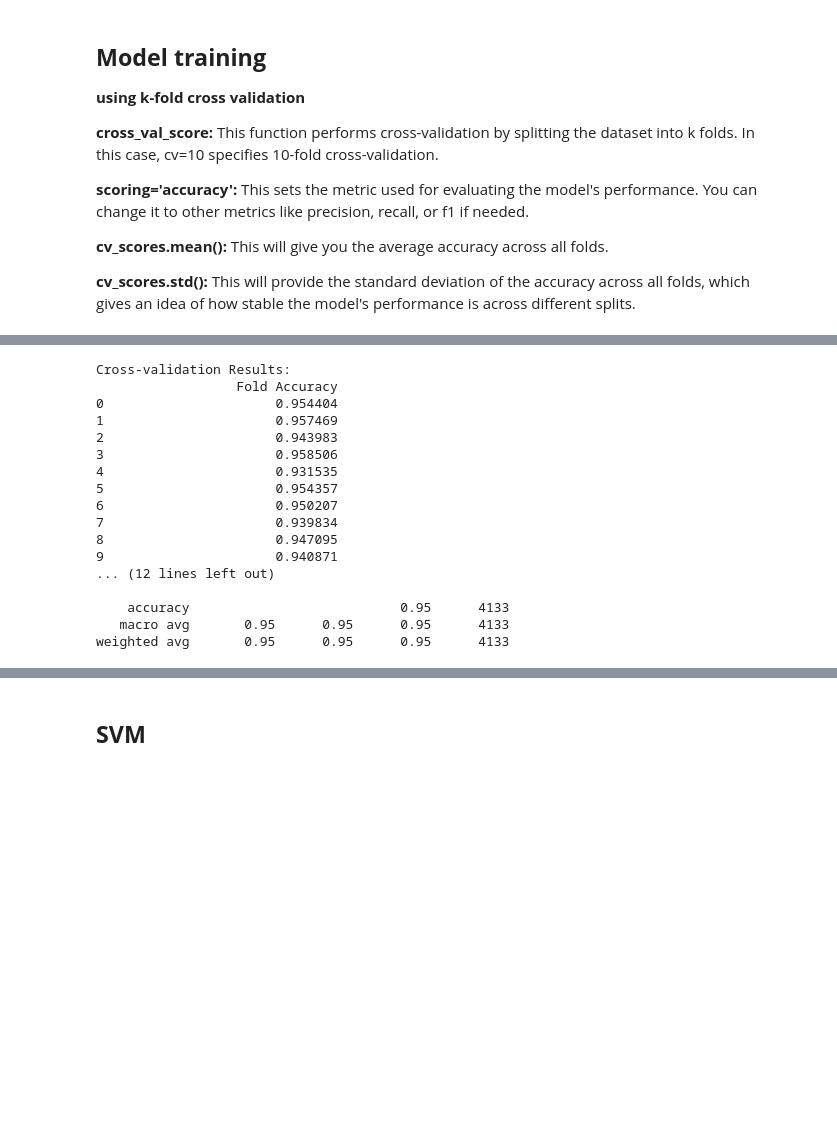
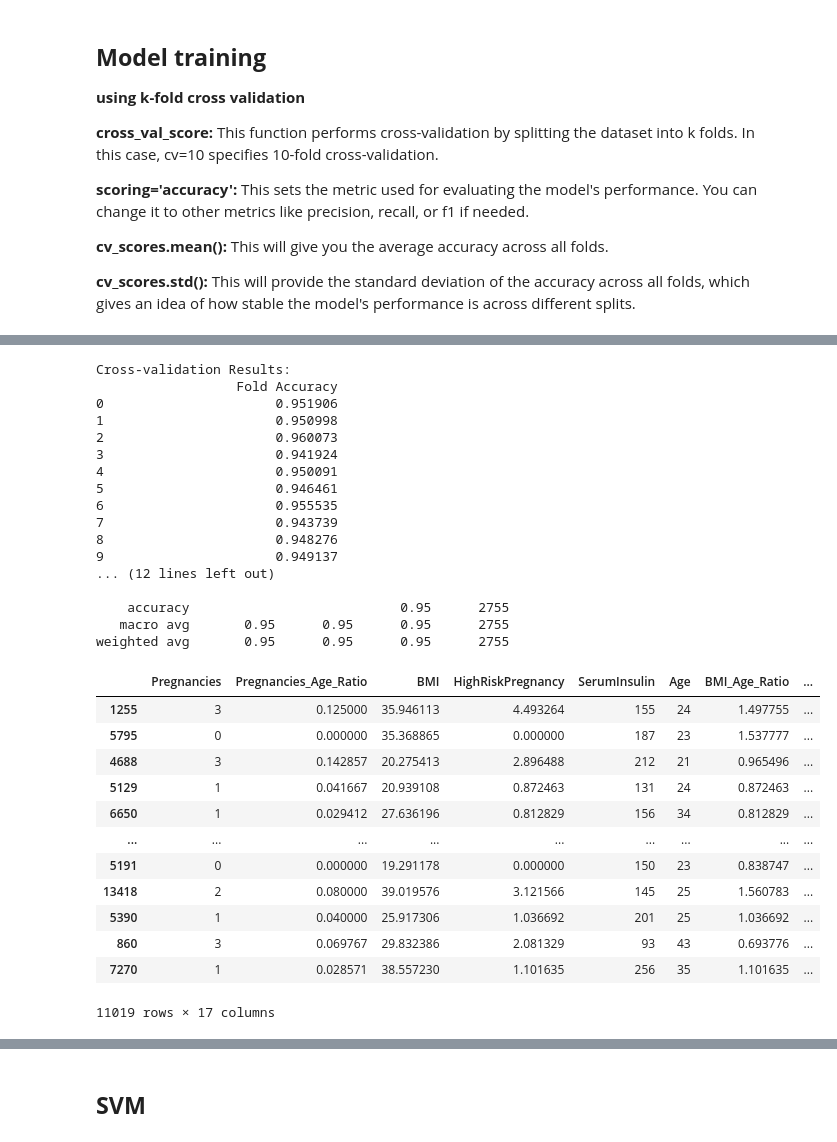
Before and after one commit to dsti-diabetes-detection-A24/Diabetes_Detection, a Jupyter notebook: Projet2.ipynb, the cells around one changed output, grey strips where cells are left out. Drawn from its saved outputs; the diff is of its cells as text; code cells hidden in the pictures; blank space fills up the shorter version.

```diff
--- a/Projet2.ipynb
+++ b/Projet2.ipynb
@@ -589,16 +588,18 @@ features_to_keep = [
     'Pregnancies', 'Pregnancies_Age_Ratio', 'BMI', 'HighRiskPregnancy',
     'SerumInsulin', 'Age', 'BMI_Age_Ratio', 'Glucose_Insulin', 'ISI',
     'PlasmaGlucose', 'TricepsThickness', 'BP_Age_Ratio', 'Metabolic_Risk',
-    'DiastolicBloodPressure', 'Fat_Index'
+    'DiastolicBloodPressure', 'Fat_Index', 'Pedigree_Glucose', 'DiabetesPedigree'
 ]
+
+
 
 X_train = X_train[features_to_keep]
 X_test = X_test[features_to_keep]
 
 param_grid = {
-    'n_estimators': [50, 100, 150, 200],  # Number of trees
-    'max_depth': [5, 10, 15, None],  # depth of the trees
-    'min_samples_split': [2, 5, 10],  # samples required to split a node
+    'n_estimators': [50, 100],  # Number of trees
+    'max_depth': [5, 10, None],  # depth of the trees
+    'min_samples_split': [2, 4],  # samples required to split a node
     'min_samples_leaf': [1, 2, 4],  # Samples required at a leaf node
     'max_features': ['auto', 'sqrt', 'log2'],  # Number of features to consider for the best split
     'bootstrap': [True, False]  # Whether to use bootstrap samples when building trees
@@ -689,7 +657,7 @@ features_to_keep = [
     'Pregnancies', 'Pregnancies_Age_Ratio', 'BMI', 'HighRiskPregnancy',
     'SerumInsulin', 'Age', 'BMI_Age_Ratio', 'Glucose_Insulin', 'ISI',
     'PlasmaGlucose', 'TricepsThickness', 'BP_Age_Ratio', 'Metabolic_Risk',
-    'DiastolicBloodPressure', 'Fat_Index'
+    'DiastolicBloodPressure', 'Fat_Index', 'Pedigree_Glucose', 'DiabetesPedigree'
 ]
 
 X_train = X_train[features_to_keep]
@@ -733,21 +701,37 @@ print(classification_report(y_test, y_pred))
 # %% [output]
 Cross-validation Results:
                   Fold Accuracy
-0                      0.954404
-1                      0.957469
-2                      0.943983
-3                      0.958506
-4                      0.931535
-5                      0.954357
-6                      0.950207
-7                      0.939834
-8                      0.947095
-9                      0.940871
+0                      0.951906
+1                      0.950998
+2                      0.960073
+3                      0.941924
+4                      0.950091
+5                      0.946461
+6                      0.955535
+7                      0.943739
+8                      0.948276
+9                      0.949137
 ... (12 lines left out)
 
-    accuracy                           0.95      4133
-   macro avg       0.95      0.95      0.95      4133
-weighted avg       0.95      0.95      0.95      4133
+    accuracy                           0.95      2755
+   macro avg       0.95      0.95      0.95      2755
+weighted avg       0.95      0.95      0.95      2755
+# %%
+X_train
+# %% [output]
+|  | Pregnancies | Pregnancies_Age_Ratio | BMI | HighRiskPregnancy | SerumInsulin | Age | BMI_Age_Ratio | ... |
+| 1255 | 3 | 0.125000 | 35.946113 | 4.493264 | 155 | 24 | 1.497755 | ... |
+| 5795 | 0 | 0.000000 | 35.368865 | 0.000000 | 187 | 23 | 1.537777 | ... |
+| 4688 | 3 | 0.142857 | 20.275413 | 2.896488 | 212 | 21 | 0.965496 | ... |
+| 5129 | 1 | 0.041667 | 20.939108 | 0.872463 | 131 | 24 | 0.872463 | ... |
+| 6650 | 1 | 0.029412 | 27.636196 | 0.812829 | 156 | 34 | 0.812829 | ... |
+| ... | ... | ... | ... | ... | ... | ... | ... | ... |
+| 5191 | 0 | 0.000000 | 19.291178 | 0.000000 | 150 | 23 | 0.838747 | ... |
+| 13418 | 2 | 0.080000 | 39.019576 | 3.121566 | 145 | 25 | 1.560783 | ... |
+| 5390 | 1 | 0.040000 | 25.917306 | 1.036692 | 201 | 25 | 1.036692 | ... |
+| 860 | 3 | 0.069767 | 29.832386 | 2.081329 | 93 | 43 | 0.693776 | ... |
+| 7270 | 1 | 0.028571 | 38.557230 | 1.101635 | 256 | 35 | 1.101635 | ... |
+11019 rows × 17 columns
 # %%
 y_pred = rf_model.predict(X_test)
 
```
Also changed, not shown: parts of 8 cells of this notebook.
